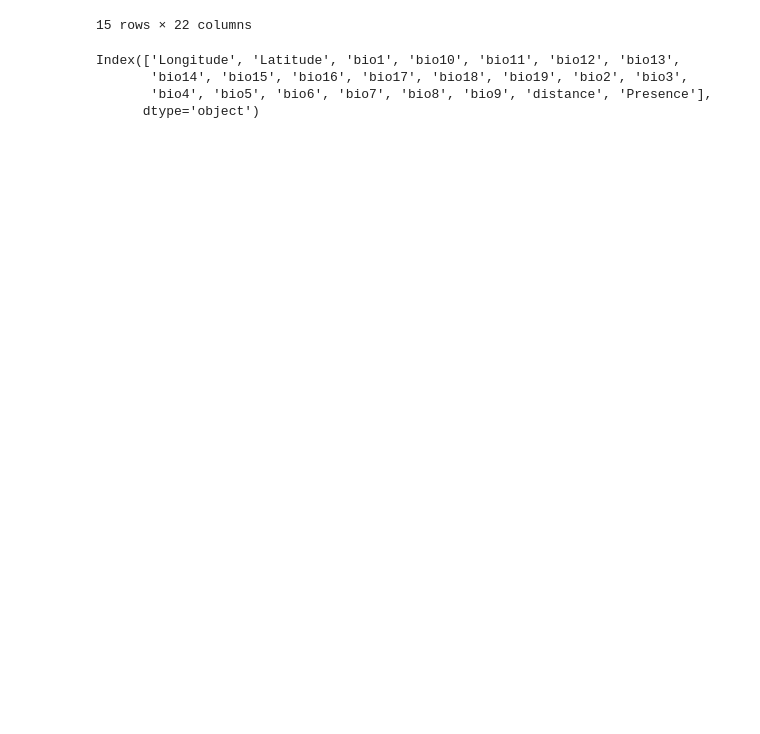
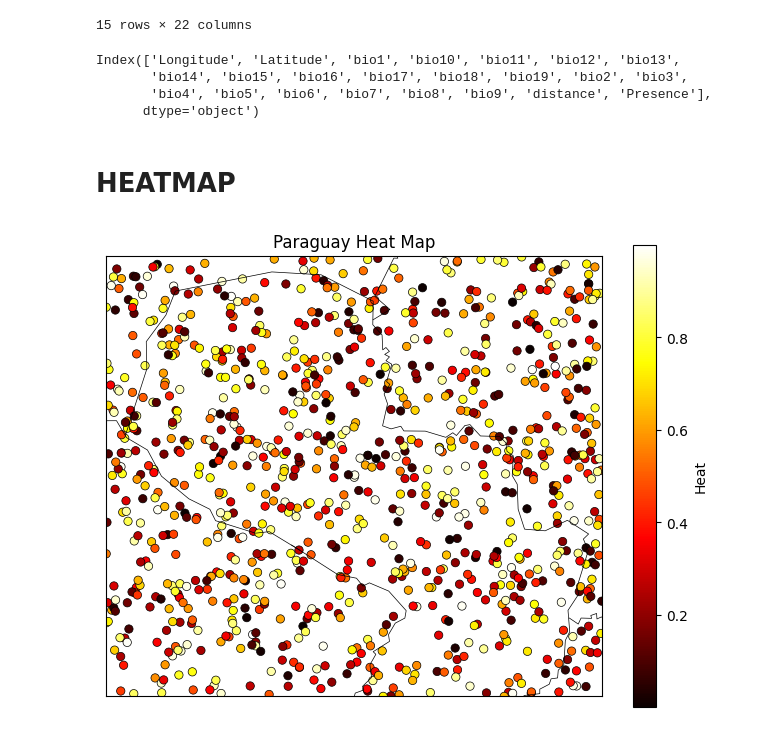
Before and after one commit to Jorgedavyd/PDG, a Jupyter notebook: preprocessing_runs.ipynb, the cells around one changed output. Drawn from its saved outputs; the diff is of its cells as text; code cells hidden in the pictures; blank space fills up the shorter version.

```diff
--- a/preprocessing_runs.ipynb
+++ b/preprocessing_runs.ipynb
@@ -344,3 +344,43 @@ Index(['Longitude', 'Latitude', 'bio1', 'bio10', 'bio11', 'bio12', 'bio13',
        'bio14', 'bio15', 'bio16', 'bio17', 'bio18', 'bio19', 'bio2', 'bio3',
        'bio4', 'bio5', 'bio6', 'bio7', 'bio8', 'bio9', 'distance', 'Presence'],
       dtype='object')
+# %% [markdown]
+# HEATMAP
+# %%
+from mpl_toolkits.basemap import Basemap
+import numpy as np
+import matplotlib.pyplot as plt
+# Generate random data for demonstration
+num_points = 1000
+paraguay_lats = np.random.uniform(low=-27, high=-19, size=num_points)
+paraguay_lons = np.random.uniform(low=-63, high=-54, size=num_points)
+values = np.random.uniform(low=0, high=1, size=num_points)
+
+# Create a Basemap instance
+m = Basemap(projection='cyl', resolution='l',
+            llcrnrlat=-27, urcrnrlat=-19,
+            llcrnrlon=-63, urcrnrlon=-54)
+
+# Create a figure and axes
+plt.figure(figsize=(8, 6))
+ax = plt.gca()
+
+# Draw coastlines and borders
+m.drawcoastlines()
+m.drawcountries()
+
+# Convert latitudes and longitudes to map coordinates
+x, y = m(paraguay_lons, paraguay_lats)
+
+# Plot the heat map using scatter plot
+sc = m.scatter(x, y, c=values, cmap='hot', edgecolors='k', linewidth=0.5)
+
+# Add a colorbar
+plt.colorbar(sc, label="Heat")
+
+# Set plot title
+plt.title("Paraguay Heat Map")
+
+plt.show()
+# %% [output]
+[figure, added]
```
Also changed, not shown: parts of 2 cells of this notebook, 10 other files.
